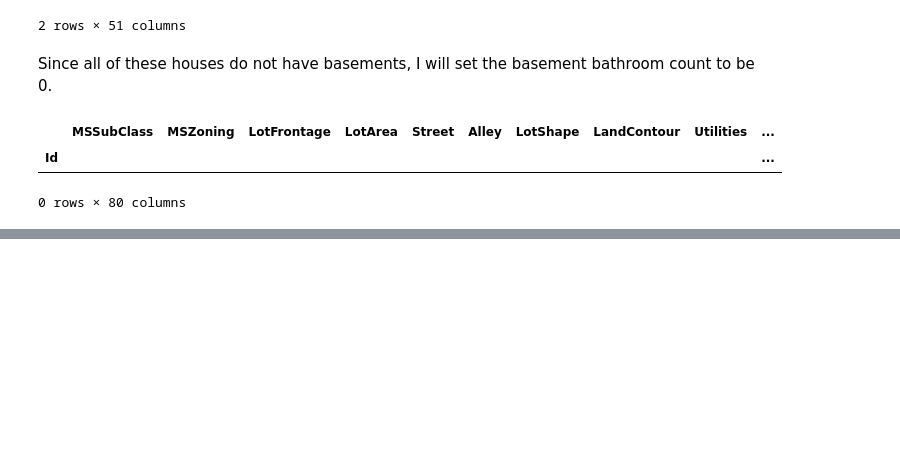
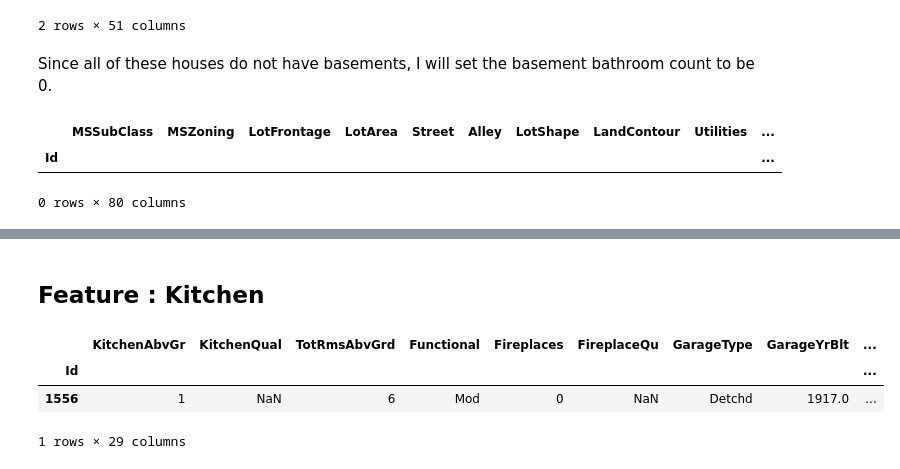
Before and after one commit to AnirudhAchal/Housing-Prices, a Jupyter notebook: Notebooks/Housing Prices .ipynb, the cells around one changed output, grey strips where cells are left out. Drawn from its saved outputs; the diff is of its cells as text; code cells hidden in the pictures; blank space fills up the shorter version.

```diff
--- a/Notebooks/Housing Prices .ipynb
+++ b/Notebooks/Housing Prices .ipynb
@@ -1692,0 +1716,10 @@ df.loc[(df['BsmtFullBath'] != 0) & (df['BsmtQual'] == 'NA')]
+# %% [markdown]
+## Feature : Kitchen
+# %%
+# Houses with ivalid entry in KitchenQual feature
+df.loc[pd.isnull(df['KitchenQual']), 'KitchenAbvGr':]
+# %% [output]
+|  | KitchenAbvGr | KitchenQual | TotRmsAbvGrd | Functional | Fireplaces | FireplaceQu | GarageType | GarageYrBlt | ... |
+| Id |  |  |  |  |  |  |  |  | ... |
+| 1556 | 1 | NaN | 6 | Mod | 0 | NaN | Detchd | 1917.0 | ... |
+1 rows × 29 columns
```
Also changed, not shown: parts of 11 cells of this notebook.
